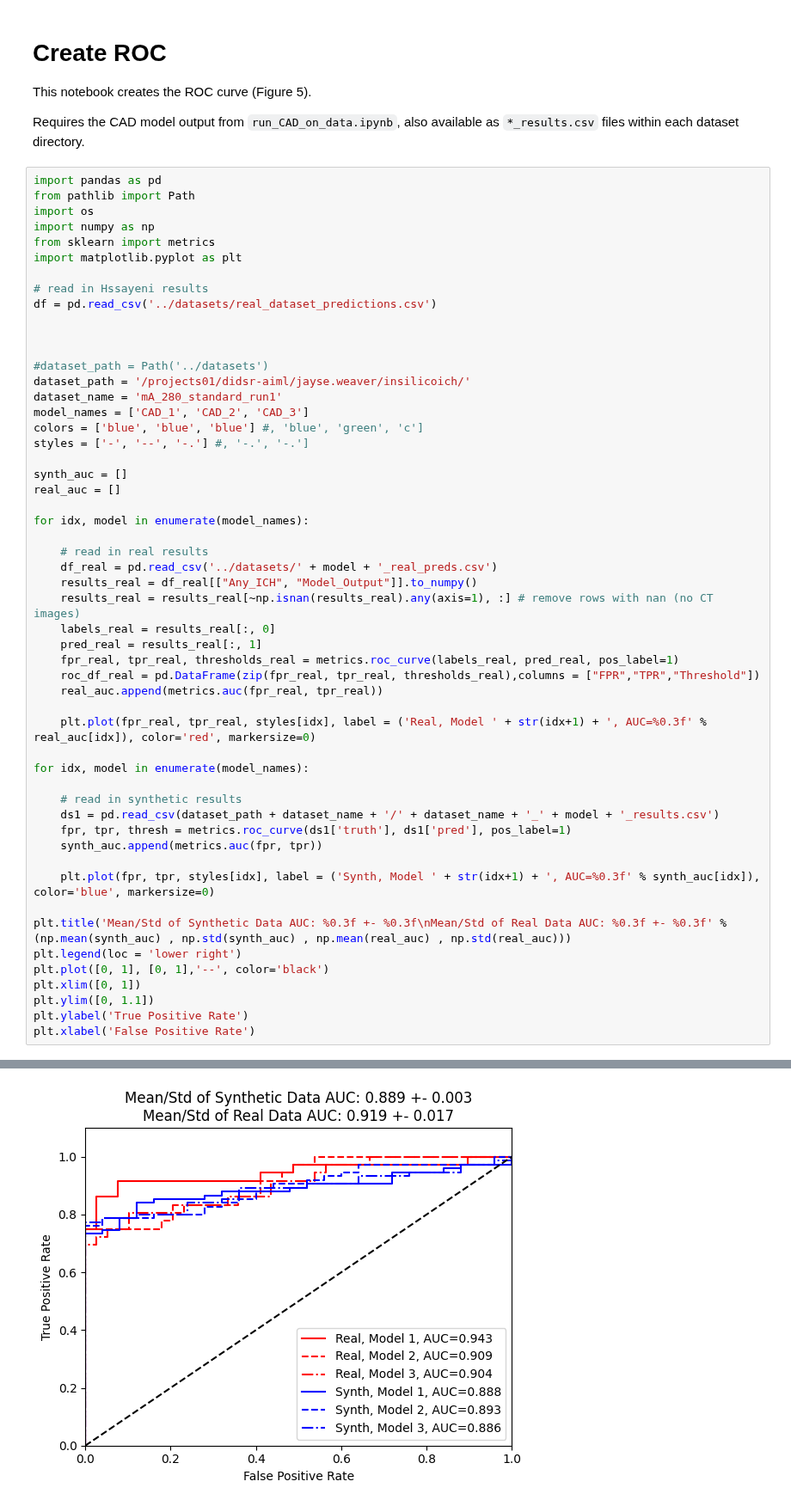
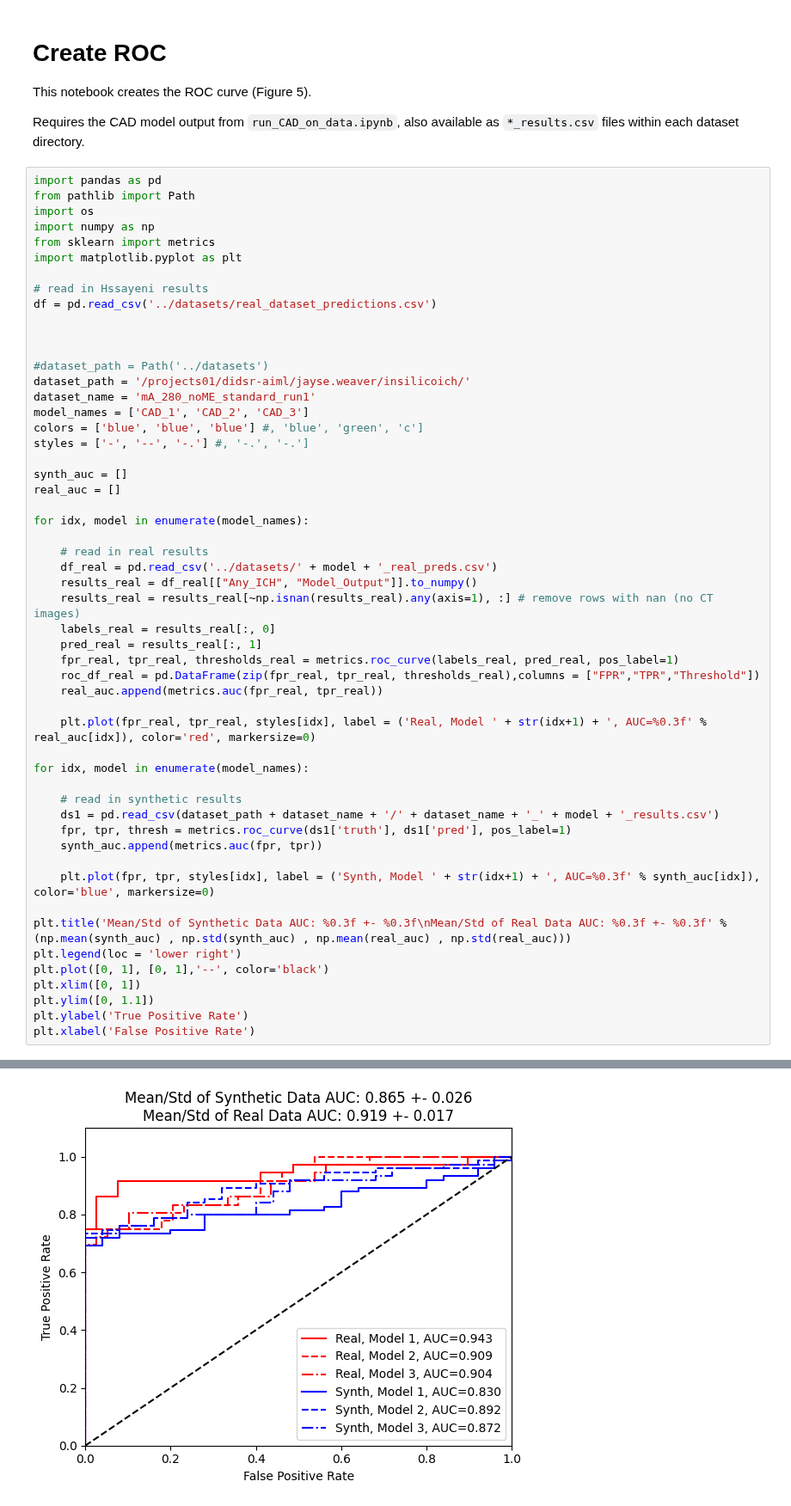
Before and after one commit to DIDSR/framework-for-synthetic-ICH-to-assess-AI-generalizability, a Jupyter notebook: notebooks/fig7_create_multimodel_ROC.ipynb, the cells around one changed output, grey strips where cells are left out. Shown at 86% size. Saved outputs shown, nothing was run; the diff lists cells and outputs as text.

```diff
--- a/notebooks/fig7_create_multimodel_ROC.ipynb
+++ b/notebooks/fig7_create_multimodel_ROC.ipynb
@@ -18,7 +18,7 @@ df = pd.read_csv('../datasets/real_dataset_predictions.csv')
 
 #dataset_path = Path('../datasets')
 dataset_path = '/projects01/didsr-aiml/jayse.weaver/insilicoich/'
-dataset_name = 'mA_280_standard_run1'
+dataset_name = 'mA_280_noME_standard_run1'
 model_names = ['CAD_1', 'CAD_2', 'CAD_3']
 colors = ['blue', 'blue', 'blue'] #, 'blue', 'green', 'c']
 styles = ['-', '--', '-.'] #, '-.', '-.']
@@ -31,31 +31,31 @@ for idx, model in enumerate(model_names):
     # read in real results
     df_real = pd.read_csv('../datasets/' + model + '_real_preds.csv')
     results_real = df_real[["Any_ICH", "Model_Output"]].to_numpy()
     results_real = results_real[~np.isnan(results_real).any(axis=1), :] # remove rows with nan (no CT images)
     labels_real = results_real[:, 0]
     pred_real = results_real[:, 1]
     fpr_real, tpr_real, thresholds_real = metrics.roc_curve(labels_real, pred_real, pos_label=1)
     roc_df_real = pd.DataFrame(zip(fpr_real, tpr_real, thresholds_real),columns = ["FPR","TPR","Threshold"])
     real_auc.append(metrics.auc(fpr_real, tpr_real))
 
     plt.plot(fpr_real, tpr_real, styles[idx], label = ('Real, Model ' + str(idx+1) + ', AUC=%0.3f' % real_auc[idx]), color='red', markersize=0)
 
 for idx, model in enumerate(model_names):
 
     # read in synthetic results
     ds1 = pd.read_csv(dataset_path + dataset_name + '/' + dataset_name + '_' + model + '_results.csv')
     fpr, tpr, thresh = metrics.roc_curve(ds1['truth'], ds1['pred'], pos_label=1)
     synth_auc.append(metrics.auc(fpr, tpr))
 
     plt.plot(fpr, tpr, styles[idx], label = ('Synth, Model ' + str(idx+1) + ', AUC=%0.3f' % synth_auc[idx]), color='blue', markersize=0)
 
 plt.title('Mean/Std of Synthetic Data AUC: %0.3f +- %0.3f\nMean/Std of Real Data AUC: %0.3f +- %0.3f' % (np.mean(synth_auc) , np.std(synth_auc) , np.mean(real_auc) , np.std(real_auc)))
 plt.legend(loc = 'lower right')
 plt.plot([0, 1], [0, 1],'--', color='black')
 plt.xlim([0, 1])
 plt.ylim([0, 1.1])
 plt.ylabel('True Positive Rate')
 plt.xlabel('False Positive Rate')
 # %% [output]
 Text(0.5, 0, 'False Positive Rate')
-[figure, old version]
+[figure, new version]
```
Also changed, not shown: 7 other files.
